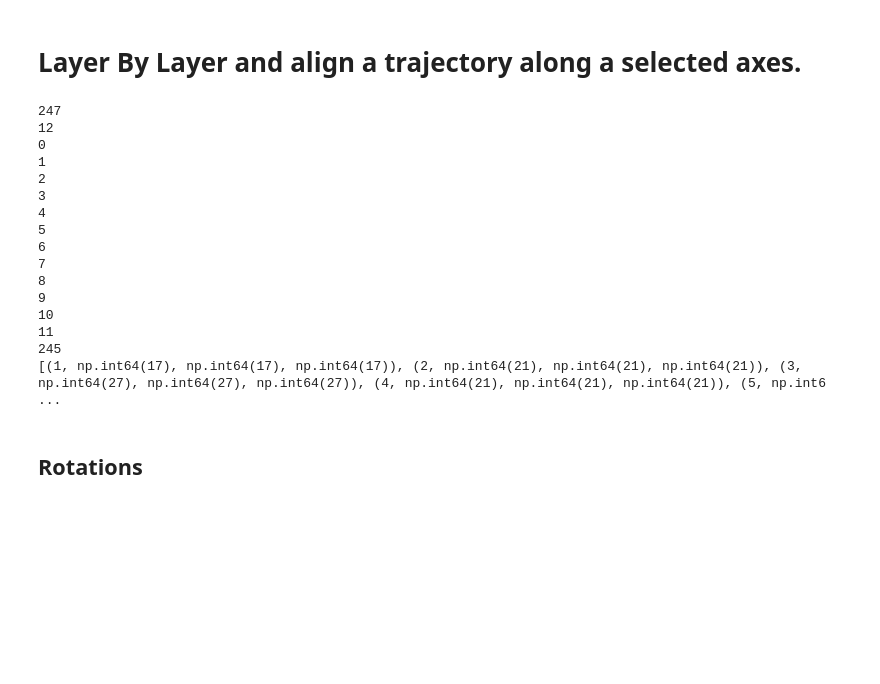
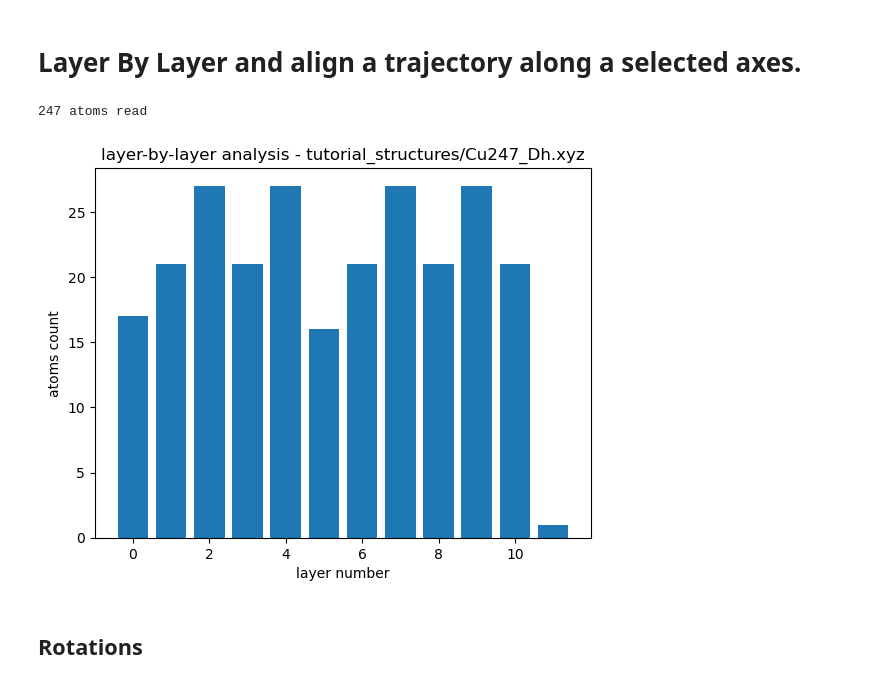
Before and after one commit to nanoMLMS/pySNOW, a Jupyter notebook: tutorial/lbl_and_rototraslations.ipynb, the cells around one changed output. Drawn from its saved outputs; the diff is of its cells as text; code cells hidden in the pictures; blank space fills up the shorter version.

```diff
--- a/tutorial/lbl_and_rototraslations.ipynb
+++ b/tutorial/lbl_and_rototraslations.ipynb
@@ -6,37 +6,28 @@ from snow.descriptors.distributions import cut_layers
 # %%
 path='tutorial_structures/Cu247_Dh.xyz'
 
-cu_lattice=3.615 #AA
+cu_lattice = 3.615 #AA
+bin_height = 1.0*cu_lattice
+
 el, coords=read_xyz(path)
-print(len(el))
+print(f'{len(el)} atoms read')
 
-lbl_info=cut_layers(el, coords, cu_lattice, 'Cu', 'Cu', 'z')
-print(len(lbl_info))
-
-tot=0
-for l in range(len(lbl_info)):
-    print(l)
-    tot=tot+lbl_info[l][3]
-
-print(tot)
-print(lbl_info)
+layer_numbers, atoms_per_layer = cut_layers(el, coords, bin_height, cutting_ax='z')
+#add later examples for multi-specie configs
 # %% [output]
-247
-12
-0
-1
-2
-3
-4
-5
-6
-7
-8
-9
-10
-11
-245
-[(1, np.int64(17), np.int64(17), np.int64(17)), (2, np.int64(21), np.int64(21), np.int64(21)), (3, np.int64(27), np.int64(27), np.int64(27)), (4, np.int64(21), np.int64(21), np.int64(21)), (5, np.int6 ...
+247 atoms read
+# %%
+#an optional plot
+import matplotlib.pyplot as plt
+
+plt.figure()
+plt.bar(layer_numbers, atoms_per_layer)
+plt.xlabel('layer number')
+plt.ylabel('atoms count')
+plt.title(f'layer-by-layer analysis - {path}')
+plt.show()
+# %% [output]
+[figure, added]
 # %% [markdown]
 ## Rotations
 # %%
```
Also changed, not shown: parts of 4 cells of this notebook, 2 other files.
